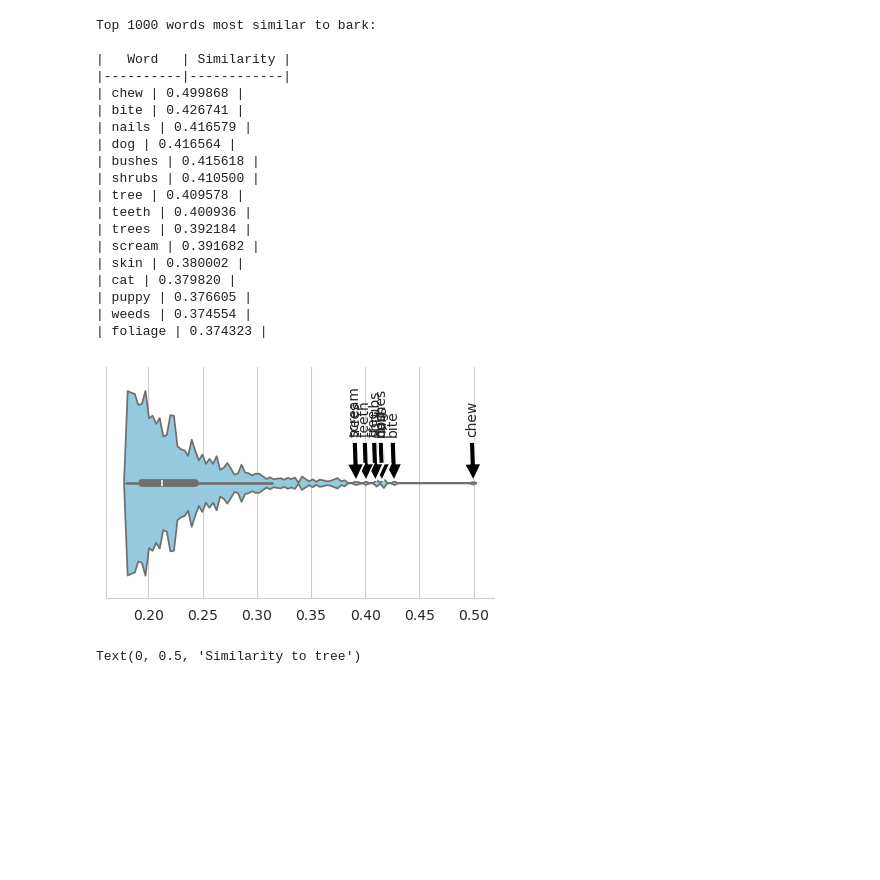
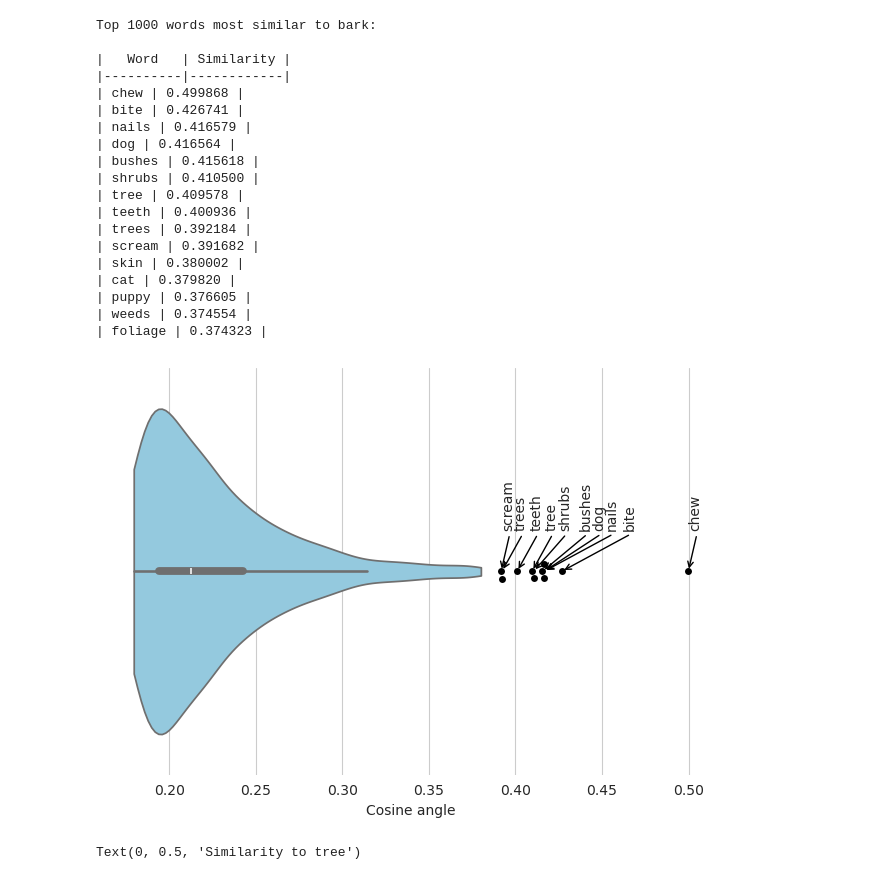
Before and after one commit to ZadorLaboratory/gene_analogies, a Jupyter notebook: pair_plots.ipynb, the cells around one changed output. Drawn from its saved outputs; the diff is of its cells as text; code cells hidden in the pictures; blank space fills up the shorter version.

```diff
--- a/pair_plots.ipynb
+++ b/pair_plots.ipynb
@@ -165,23 +165,3 @@ Top 1000 words most similar to bark:
 | puppy | 0.376605 |
 | weeds | 0.374554 |
 | foliage | 0.374323 |
-# %%
-
-sns.set_style("whitegrid")
-plt.figure(figsize=(5, 3))
-
-# Create the violin plot
-sns.violinplot([r[1] for r in result], color='skyblue', orient='h', bw_adjust=.1)
-
-# Annotate the top 5 points
-for i, (index, value) in enumerate(result[:10]):
-    plt.annotate(f'{index}', xy=(value, 0), xytext=(value+0.005, -0.2),
-                 arrowprops=dict(facecolor='black', shrink=0.05),
-                 horizontalalignment='right', verticalalignment='bottom',
-                 rotation=90)
-
-sns.despine()
-
-plt.show()
-# %% [output]
-[figure, removed]
@@ -188,3 +233,7 @@ plt.show()
+# %%
+plot_similarity_distribution([r[1] for r in result], [r[0] for r in result])
+# %% [output]
+[figure, added]
 # %%
 
 query_gene = "bark"
```
Also changed, not shown: parts of 3 cells of this notebook.
